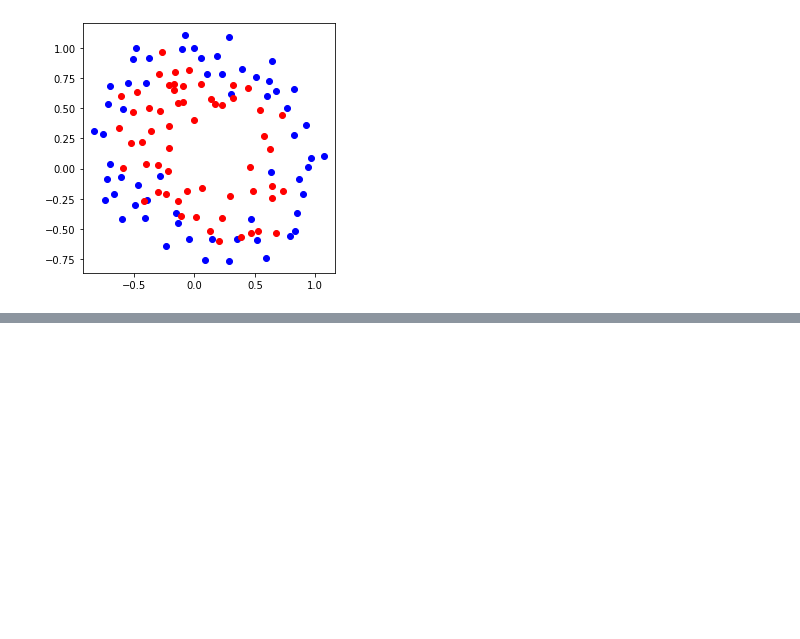
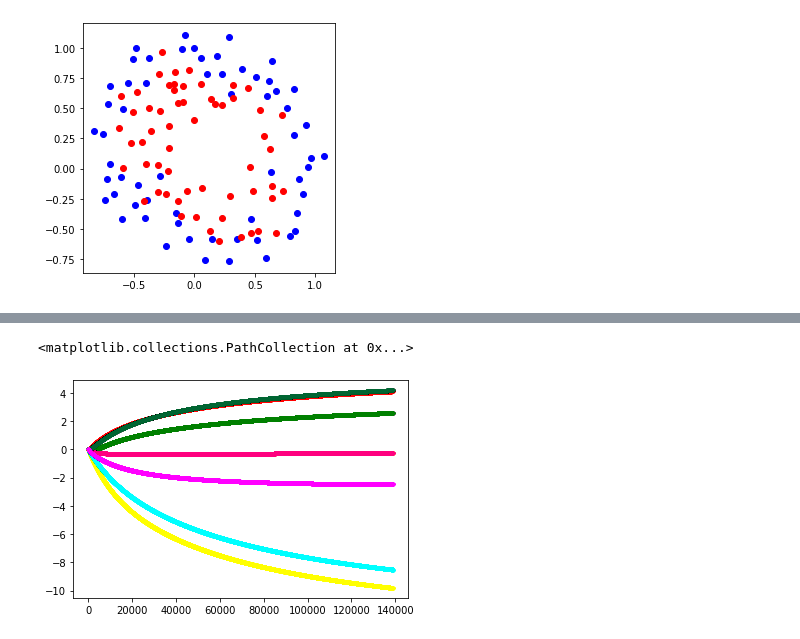
Before and after one commit to crescent98/machinelearning35911, a Jupyter notebook: assignment06.ipynb, the cells around one changed output, grey strips where cells are left out. Cells and saved outputs as stored; diff of their text form; code cells hidden in the pictures; blank space fills up the shorter version.

```diff
--- a/assignment06.ipynb
+++ b/assignment06.ipynb
@@ -26,0 +130,6 @@ plt.show()
+# %%
+while gradient(theta_temp,m,data)>0.05:
+  objective.append(objective_function(m,theta_temp,data))
+  theta.append(theta_temp)
+  theta_temp=next_theta(m,a,theta_temp,data)
+  i=i+1
@@ -26,0 +155,33 @@ plt.show()
+# %%
+theta_0=[]
+for i in range(0,len(theta)):
+  theta_0.append(theta[i][0])
+theta_1=[]
+for i in range(0,len(theta)):
+  theta_1.append(theta[i][1])
+theta_2=[]
+for i in range(0,len(theta)):
+  theta_2.append(theta[i][2])
+theta_3=[]
+for i in range(0,len(theta)):
+  theta_3.append(theta[i][3])
+theta_4=[]
+for i in range(0,len(theta)):
+  theta_4.append(theta[i][4])
+theta_5=[]
+for i in range(0,len(theta)):
+  theta_5.append(theta[i][5])
+theta_6=[]
+for i in range(0,len(theta)):
+  theta_6.append(theta[i][6])
+# %%
+plt.scatter(range(0,i+1),theta_0,c='#ff0000',s=5)
+plt.scatter(range(0,i+1),theta_1,c='#008000',s=5)
+plt.scatter(range(0,i+1),theta_2,c='#ffff00',s=5)
+plt.scatter(range(0,i+1),theta_3,c='#ff007f',s=5)
+plt.scatter(range(0,i+1),theta_4,c='#006633',s=5)
+plt.scatter(range(0,i+1),theta_5,c='#00ffff',s=5)
+plt.scatter(range(0,i+1),theta_6,c='#ff00ff',s=5)
+# %% [output]
+<matplotlib.collections.PathCollection at 0x...>
+[figure, added]
```
Also changed, not shown: parts of 10 cells of this notebook.
